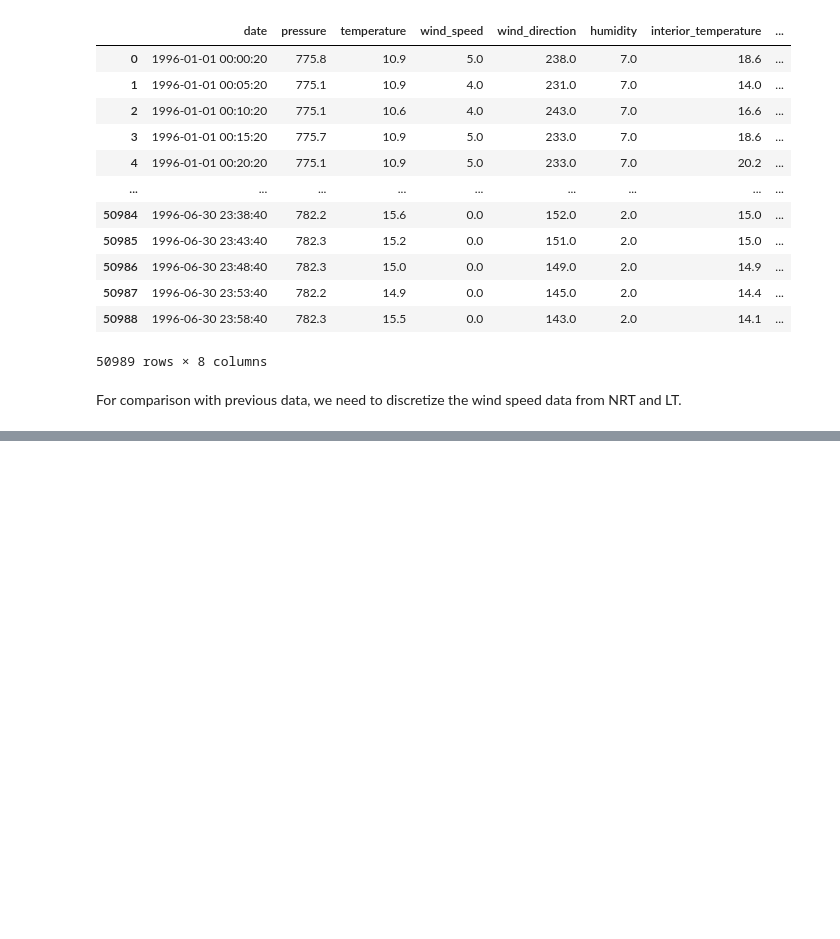
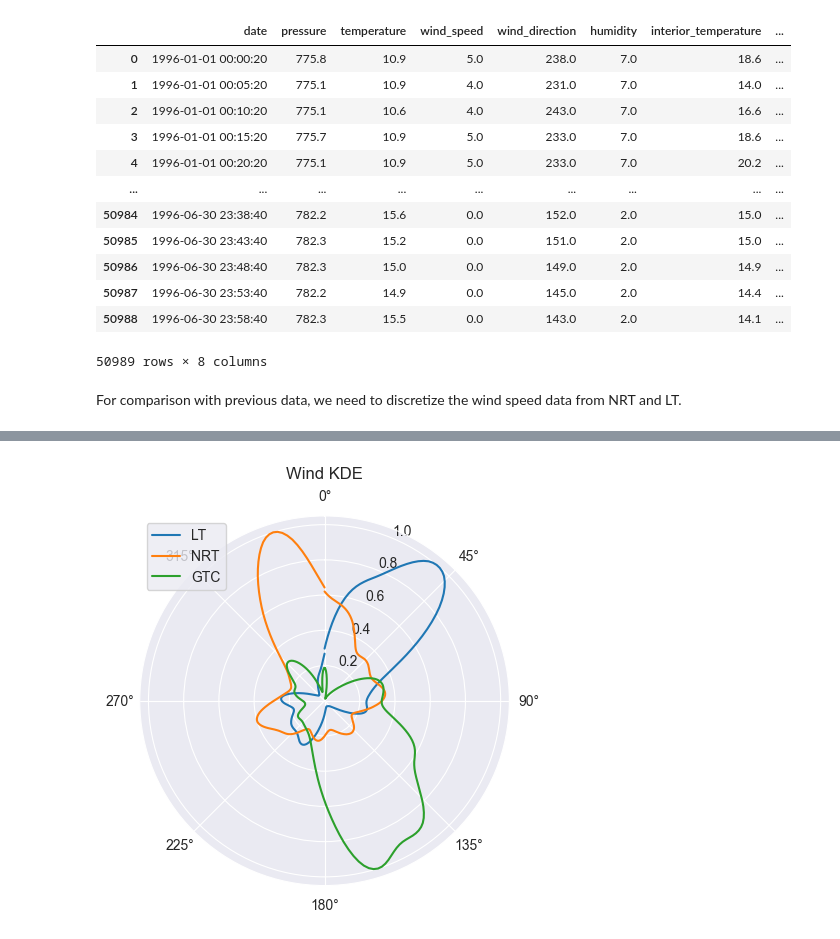
Before and after one commit to ferazuza/aspred, a Jupyter notebook: notebooks/winds.ipynb, the cells around one changed output, grey strips where cells are left out. Saved outputs shown, nothing was run; the diff lists cells and outputs as text; code cells hidden in the pictures; blank space fills up the shorter version.

```diff
--- a/notebooks/winds.ipynb
+++ b/notebooks/winds.ipynb
@@ -334,0 +368,16 @@ Text(0.5, 1.0, 'Wind speed distribution (CMT vs NRT)')
+# %%
+circular_kde3 = pycircular.circular.kernel(df_gtc_restricted["wind_direction_radians"].tolist(), bw=bw, n=256)
+
+x = np.linspace(0, 2*np.pi, 256)
+
+fig, ax = plt.subplots(subplot_kw={'projection': 'polar'})
+ax.set_theta_zero_location('N')
+ax.set_title("Wind KDE", va='bottom')
+ax.set_theta_direction(-1)
+ax.plot(x, circular_kde1, label="LT")
+ax.plot(x, circular_kde2, label="NRT")
+ax.plot(x, circular_kde3, label="GTC")
+plt.legend()
+plt.show()
+# %% [output]
+[figure, added]
```
Also changed, not shown: parts of 21 cells of this notebook, 2 other files.
